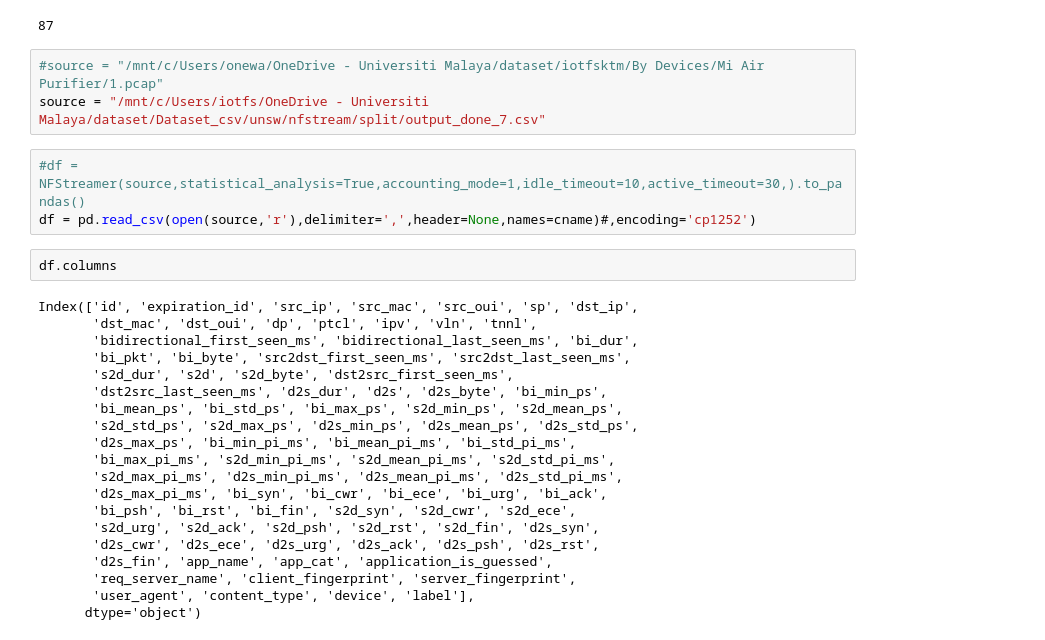
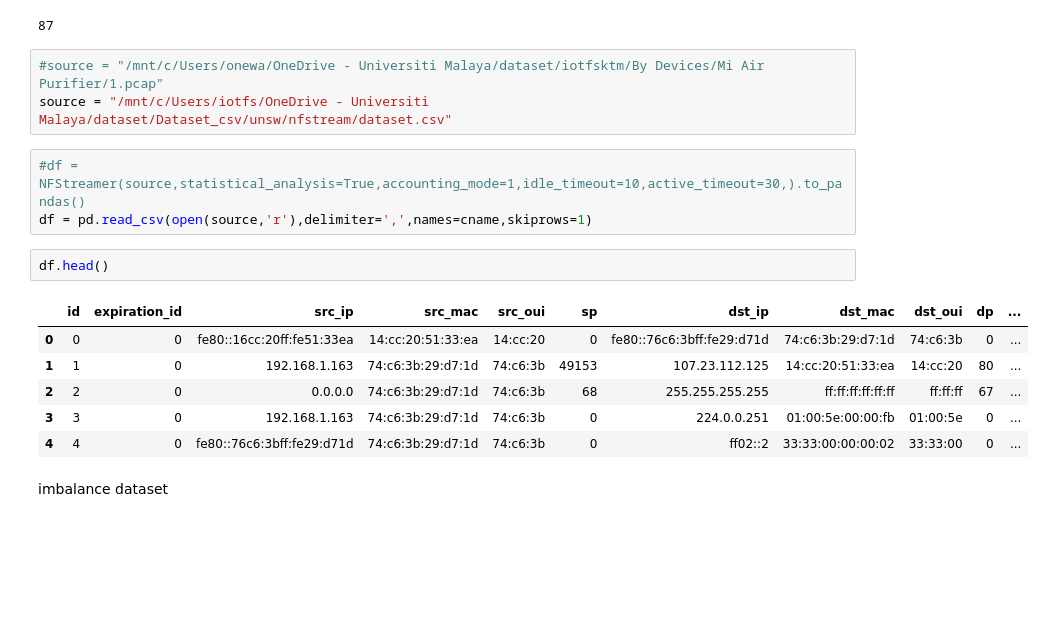
Before and after one commit to fdaus/transformer, a Jupyter notebook: CorpusfromCSV.ipynb, the cells around one changed output. Saved outputs shown, nothing was run; the diff lists cells and outputs as text; blank space fills up the shorter version.

```diff
--- a/CorpusfromCSV.ipynb
+++ b/CorpusfromCSV.ipynb
@@ -79,29 +77,18 @@ len(cname)
 87
 # %%
 #source = "/mnt/c/Users/onewa/OneDrive - Universiti Malaya/dataset/iotfsktm/By Devices/Mi Air Purifier/1.pcap"
-source = "/mnt/c/Users/iotfs/OneDrive - Universiti Malaya/dataset/Dataset_csv/unsw/nfstream/split/output_done_7.csv"
+source = "/mnt/c/Users/iotfs/OneDrive - Universiti Malaya/dataset/Dataset_csv/unsw/nfstream/dataset.csv"
 # %%
 #df = NFStreamer(source,statistical_analysis=True,accounting_mode=1,idle_timeout=10,active_timeout=30,).to_pandas()
-df = pd.read_csv(open(source,'r'),delimiter=',',header=None,names=cname)#,encoding='cp1252')
+df = pd.read_csv(open(source,'r'),delimiter=',',names=cname,skiprows=1)
 # %%
-df.columns
+df.head()
 # %% [output]
-Index(['id', 'expiration_id', 'src_ip', 'src_mac', 'src_oui', 'sp', 'dst_ip',
-       'dst_mac', 'dst_oui', 'dp', 'ptcl', 'ipv', 'vln', 'tnnl',
-       'bidirectional_first_seen_ms', 'bidirectional_last_seen_ms', 'bi_dur',
-       'bi_pkt', 'bi_byte', 'src2dst_first_seen_ms', 'src2dst_last_seen_ms',
-       's2d_dur', 's2d', 's2d_byte', 'dst2src_first_seen_ms',
-       'dst2src_last_seen_ms', 'd2s_dur', 'd2s', 'd2s_byte', 'bi_min_ps',
-       'bi_mean_ps', 'bi_std_ps', 'bi_max_ps', 's2d_min_ps', 's2d_mean_ps',
-       's2d_std_ps', 's2d_max_ps', 'd2s_min_ps', 'd2s_mean_ps', 'd2s_std_ps',
-       'd2s_max_ps', 'bi_min_pi_ms', 'bi_mean_pi_ms', 'bi_std_pi_ms',
-       'bi_max_pi_ms', 's2d_min_pi_ms', 's2d_mean_pi_ms', 's2d_std_pi_ms',
-       's2d_max_pi_ms', 'd2s_min_pi_ms', 'd2s_mean_pi_ms', 'd2s_std_pi_ms',
-       'd2s_max_pi_ms', 'bi_syn', 'bi_cwr', 'bi_ece', 'bi_urg', 'bi_ack',
-       'bi_psh', 'bi_rst', 'bi_fin', 's2d_syn', 's2d_cwr', 's2d_ece',
-       's2d_urg', 's2d_ack', 's2d_psh', 's2d_rst', 's2d_fin', 'd2s_syn',
-       'd2s_cwr', 'd2s_ece', 'd2s_urg', 'd2s_ack', 'd2s_psh', 'd2s_rst',
-       'd2s_fin', 'app_name', 'app_cat', 'application_is_guessed',
-       'req_server_name', 'client_fingerprint', 'server_fingerprint',
-       'user_agent', 'content_type', 'device', 'label'],
-      dtype='object')
+|  | id | expiration_id | src_ip | src_mac | src_oui | sp | dst_ip | dst_mac | dst_oui | dp | ... |
+| 0 | 0 | 0 | fe80::16cc:20ff:fe51:33ea | 14:cc:20:51:33:ea | 14:cc:20 | 0 | fe80::76c6:3bff:fe29:d71d | 74:c6:3b:29:d7:1d | 74:c6:3b | 0 | ... |
+| 1 | 1 | 0 | 192.168.1.163 | 74:c6:3b:29:d7:1d | 74:c6:3b | 49153 | 107.23.112.125 | 14:cc:20:51:33:ea | 14:cc:20 | 80 | ... |
+| 2 | 2 | 0 | 0.0.0.0 | 74:c6:3b:29:d7:1d | 74:c6:3b | 68 | 255.255.255.255 | ff:ff:ff:ff:ff:ff | ff:ff:ff | 67 | ... |
+| 3 | 3 | 0 | 192.168.1.163 | 74:c6:3b:29:d7:1d | 74:c6:3b | 0 | 224.0.0.251 | 01:00:5e:00:00:fb | 01:00:5e | 0 | ... |
+| 4 | 4 | 0 | fe80::76c6:3bff:fe29:d71d | 74:c6:3b:29:d7:1d | 74:c6:3b | 0 | ff02::2 | 33:33:00:00:00:02 | 33:33:00 | 0 | ... |
+# %% [markdown]
+imbalance dataset
```
Also changed, not shown: parts of 28 cells of this notebook, 1 other file.
